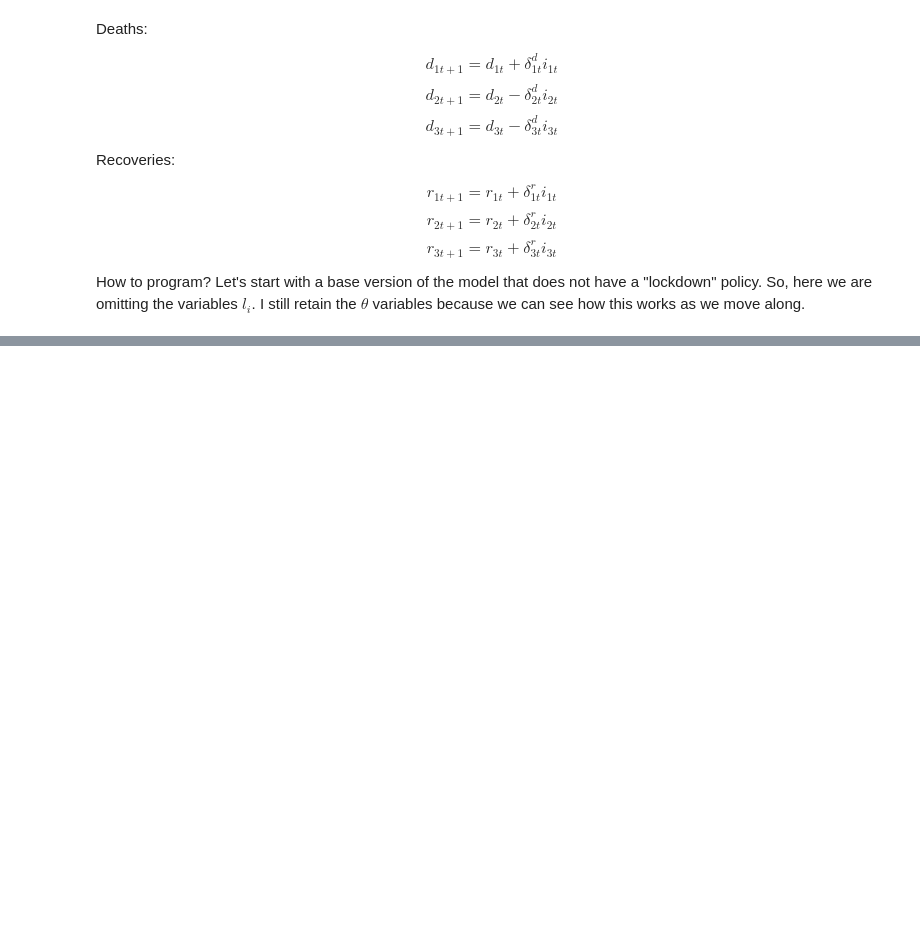
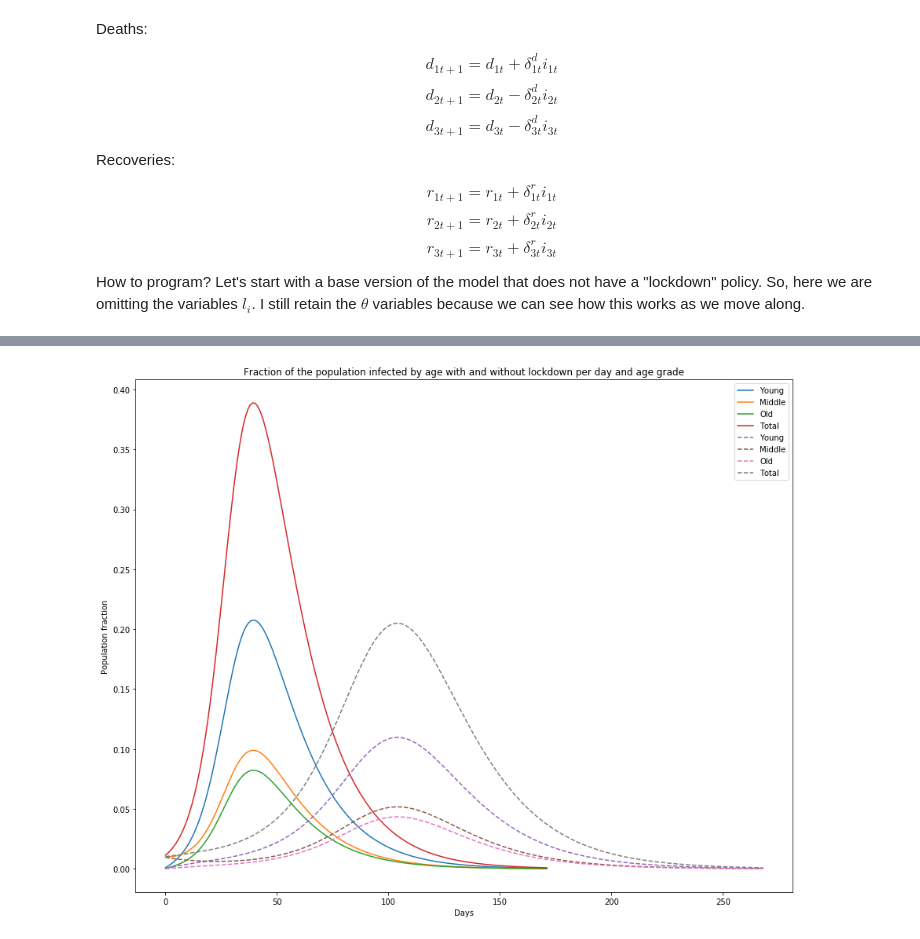
Before and after one commit to hunterecon2/epidemics, a Jupyter notebook: notebooks/PolicyTradeoffs.ipynb, the cells around one changed output, grey strips where cells are left out. Saved outputs shown, nothing was run; the diff lists cells and outputs as text; code cells hidden in the pictures; blank space fills up the shorter version.

```diff
--- a/notebooks/PolicyTradeoffs.ipynb
+++ b/notebooks/PolicyTradeoffs.ipynb
@@ -417,0 +565,31 @@ ld3p = axpol.plot(xrp, resp['L']['l3'], linestyle='--')
+# %%
+fig = plt.figure(figsize=(15, 12))
+
+ax = fig.add_subplot(1,1,1)
+itit = ax.title.set_text('Fraction of the population infected by age with and without lockdown per day and age grade')
+
+xr  = np.arange(len(res['I']['i1']))
+lr1 = ax.plot(xr, res['I']['i1'])
+lr2 = ax.plot(xr, res['I']['i2'])
+lr3 = ax.plot(xr, res['I']['i3'])
+
+rtotal = [i1 + i2 + i3 for i1, i2, i3 in zip(res['I']['i1'] , res['I']['i2'], res['I']['i3'])]
+
+lst = ax.plot(xr, rtotal)
+
+xrp  = np.arange(len(resp['I']['i1']))
+lr1p = ax.plot(xrp, resp['I']['i1'], linestyle='--')
+lr2p = ax.plot(xrp, resp['I']['i2'], linestyle='--')
+lr3p = ax.plot(xrp, resp['I']['i3'], linestyle='--')
+
+rtotalp = [i1 + i2 + i3 for i1, i2, i3 in zip(resp['I']['i1'] , resp['I']['i2'], resp['I']['i3'])]
+
+lstp = ax.plot(xrp, rtotalp, linestyle='--')
+
+rla = ax.legend(['Young', 'Middle', 'Old', 'Total', 'Young', 'Middle', 'Old', 'Total'])
+
+
+xlab = plt.xlabel('Days')
+ylab = plt.ylabel('Population fraction')
+# %% [output]
+[figure, added]
```
Also changed, not shown: parts of 17 cells of this notebook.
